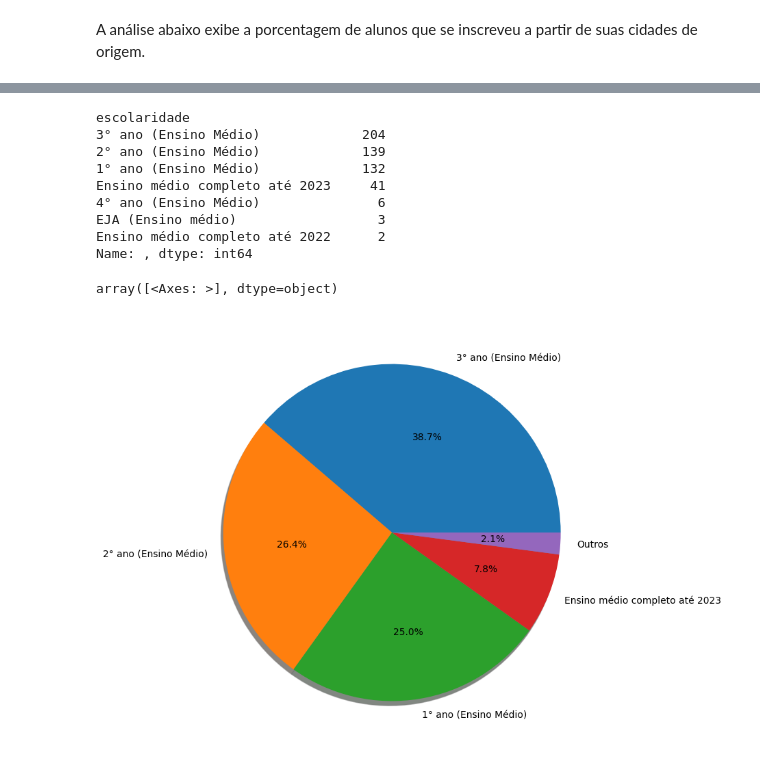
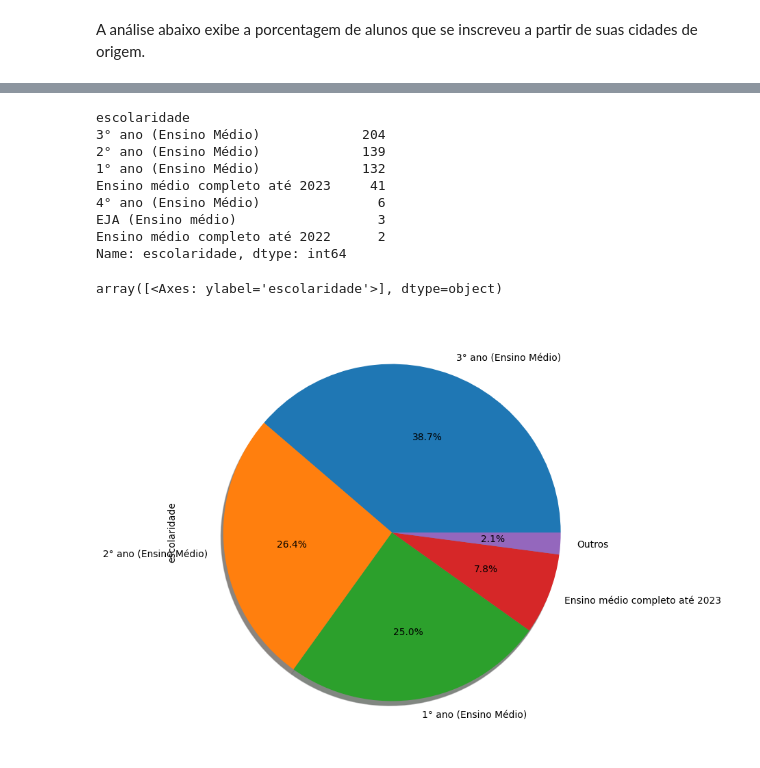
Before and after one commit to oeduardosg/introcomp, a Jupyter notebook: inscritos.ipynb, the cells around one changed output, grey strips where cells are left out. Cells and saved outputs as stored; diff of their text form; code cells hidden in the pictures.

```diff
--- a/inscritos.ipynb
+++ b/inscritos.ipynb
@@ -46,27 +37,17 @@ array([<Axes: ylabel='Cidade de Origem'>], dtype=object)
 # %%
 #Escolaridade
 
-escolaridade = df.escolaridade.value_counts()
-escolaridade.name = ''
-print(escolaridade)
-
-escolaridade['Outros'] = 0
-
-for i, v in escolaridade.items():
-    if v <= p and i != 'Outros':
-        escolaridade['Outros'] += v
-        escolaridade.pop(i)
-
+escolaridade = analisa(df, 'escolaridade', PCT, False)
 escolaridade.plot.pie(subplots=True, figsize=(8, 8), autopct='%1.1f%%', shadow={'ox': -0.01, 'edgecolor': 'grey', 'shade': 0.9})
 # %% [output]
 escolaridade
 3° ano (Ensino Médio)             204
 2° ano (Ensino Médio)             139
 1° ano (Ensino Médio)             132
 Ensino médio completo até 2023     41
 4° ano (Ensino Médio)               6
 EJA (Ensino médio)                  3
 Ensino médio completo até 2022      2
-Name: , dtype: int64
+Name: escolaridade, dtype: int64
-array([<Axes: >], dtype=object)
+array([<Axes: ylabel='escolaridade'>], dtype=object)
-[figure, old version]
+[figure, new version]
```
Also changed, not shown: parts of 3 cells of this notebook.
